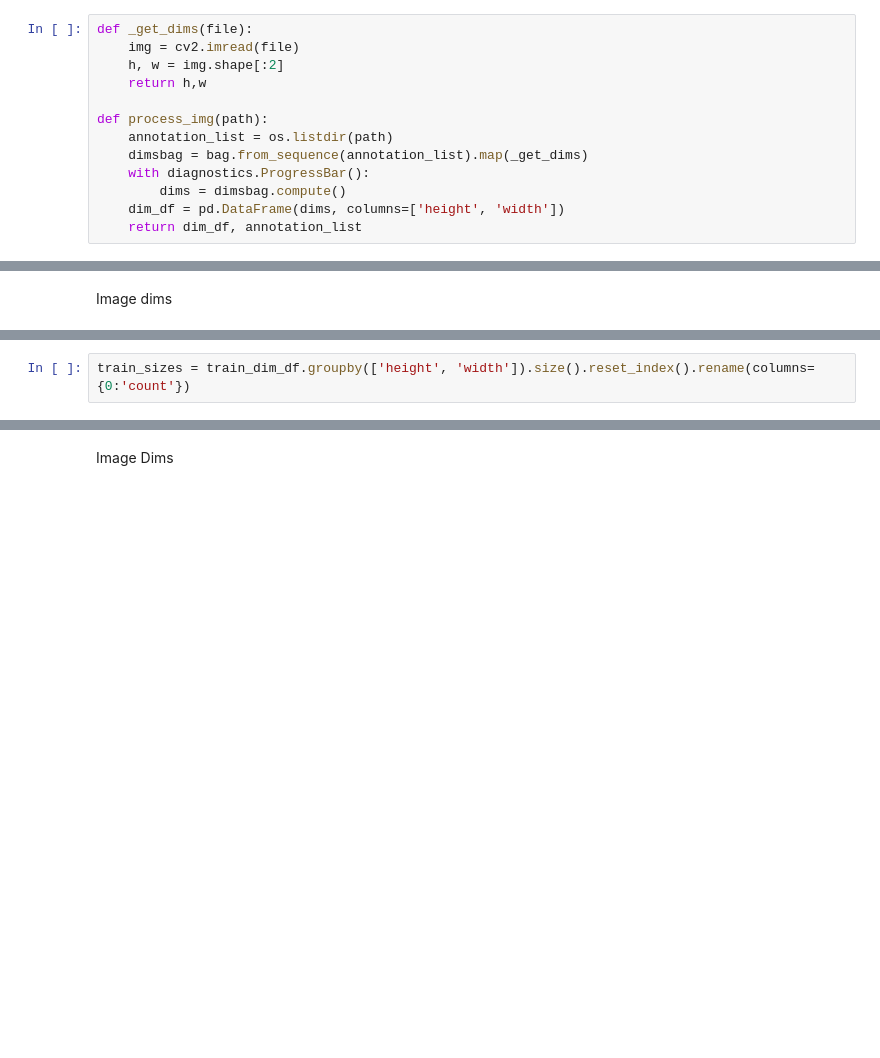
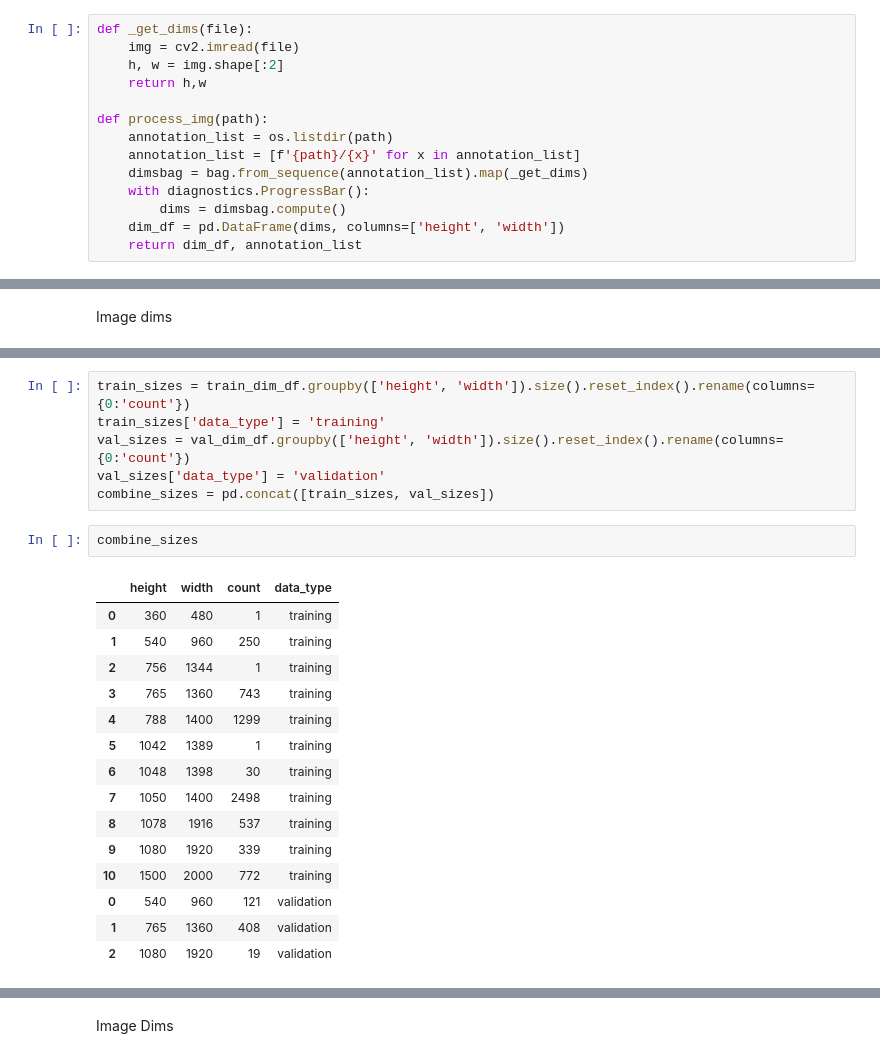
Before and after one commit to andersonvc/gtuav, a Jupyter notebook: notebooks/EDA.ipynb, the cells around one changed output, grey strips where cells are left out. Cells and saved outputs as stored; diff of their text form; blank space fills up the shorter version.

```diff
--- a/notebooks/EDA.ipynb
+++ b/notebooks/EDA.ipynb
@@ -45,6 +37,7 @@ def _get_dims(file):
 
 def process_img(path):
     annotation_list = os.listdir(path)
+    annotation_list = [f'{path}/{x}' for x in annotation_list]
     dimsbag = bag.from_sequence(annotation_list).map(_get_dims)
     with diagnostics.ProgressBar():
         dims = dimsbag.compute()
@@ -112,3 +107,25 @@ len(train_annotation_list)
 # %%
 train_sizes = train_dim_df.groupby(['height', 'width']).size().reset_index().rename(columns={0:'count'})
+train_sizes['data_type'] = 'training'
+val_sizes = val_dim_df.groupby(['height', 'width']).size().reset_index().rename(columns={0:'count'})
+val_sizes['data_type'] = 'validation'
+combine_sizes = pd.concat([train_sizes, val_sizes])
+# %%
+combine_sizes
+# %% [output]
+|  | height | width | count | data_type |
+| 0 | 360 | 480 | 1 | training |
+| 1 | 540 | 960 | 250 | training |
+| 2 | 756 | 1344 | 1 | training |
+| 3 | 765 | 1360 | 743 | training |
+| 4 | 788 | 1400 | 1299 | training |
+| 5 | 1042 | 1389 | 1 | training |
+| 6 | 1048 | 1398 | 30 | training |
+| 7 | 1050 | 1400 | 2498 | training |
+| 8 | 1078 | 1916 | 537 | training |
+| 9 | 1080 | 1920 | 339 | training |
+| 10 | 1500 | 2000 | 772 | training |
+| 0 | 540 | 960 | 121 | validation |
+| 1 | 765 | 1360 | 408 | validation |
+| 2 | 1080 | 1920 | 19 | validation |
 # %%
```
Also changed, not shown: parts of 44 cells of this notebook, 12 other files.
